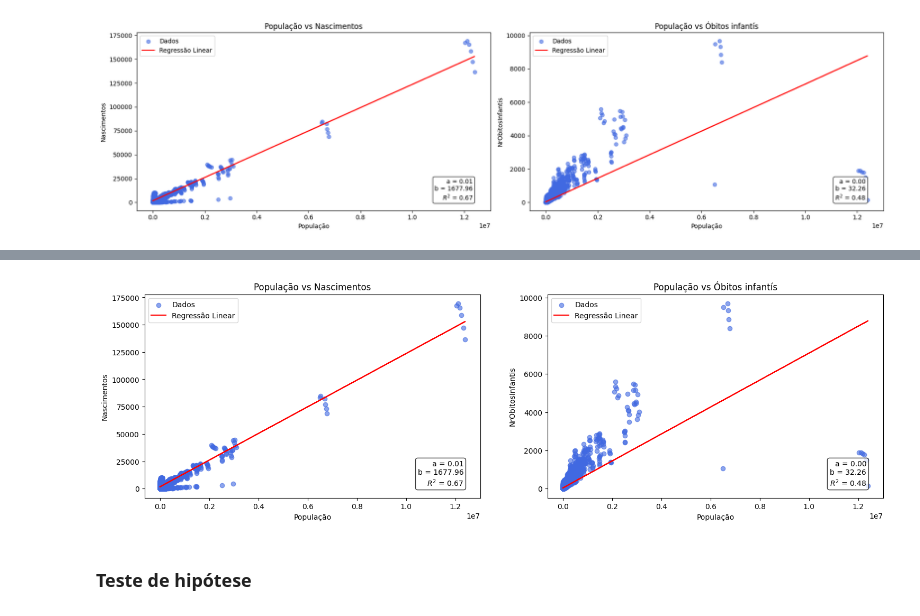
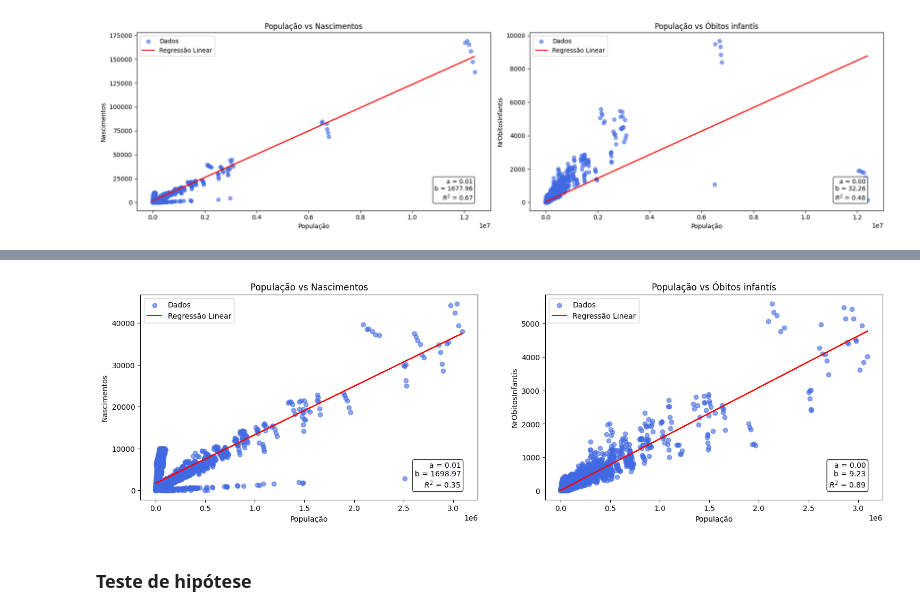
Before and after one commit to anaC-Fernandes/ProjetoDados, a Jupyter notebook: Notebooks/Dataset_Economia.ipynb, the cells around one changed output, grey strips where cells are left out. Saved outputs shown, nothing was run; the diff lists cells and outputs as text; code cells hidden in the pictures.

```diff
--- a/Notebooks/Dataset_Economia.ipynb
+++ b/Notebooks/Dataset_Economia.ipynb
@@ -165,6 +169,7 @@ def preparar_dados(df, col_x, col_y, filtro_x=None):
     dados = df[[col_x, col_y]].dropna().copy()
     dados[col_x] = pd.to_numeric(dados[col_x], errors='coerce')
     dados[col_y] = pd.to_numeric(dados[col_y], errors='coerce')
+    dados = dados[(dados[col_x] != 0) & (dados[col_y] != 0)]
     dados = dados.dropna().astype(int)
 
     if filtro_x:
@@ -497,12 +551,13 @@ plt.show()
 # %%
-x1, y1 = preparar_dados(df, 'Populacao', 'NrNascimentos')
-x2, y2 = preparar_dados(df, 'Populacao', 'NrObitosInfantis')
+x1, y1 = preparar_dados(df, 'Populacao', 'NrNascimentos', filtro_x=(0, 4000000))
+x2, y2 = preparar_dados(df, 'Populacao', 'NrObitosInfantis', filtro_x=(0, 4000000))
 
 fig, axs = plt.subplots(1, 2, figsize=(18, 5))
 plot_scatter_with_regression(axs[0], x1, y1, "População vs Nascimentos", "População", "Nascimentos", )
 plot_scatter_with_regression(axs[1], x2, y2, "População vs Óbitos infantís", "População", "NrObitosInfantis")
+qtd_y_zeros = (y1 == 8000).sum()
 # %% [output]
-[figure, old version]
+[figure, new version]
 # %% [markdown]
 ### Teste de hipótese
 # %%
```
Also changed, not shown: parts of 41 cells of this notebook.
